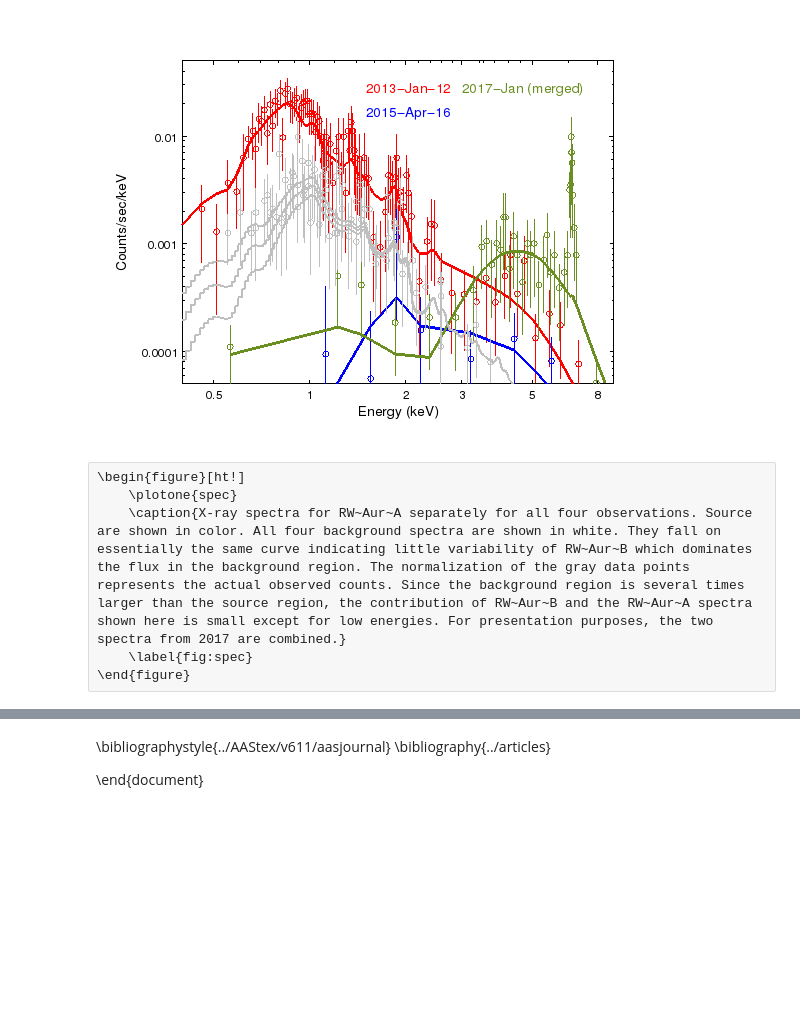
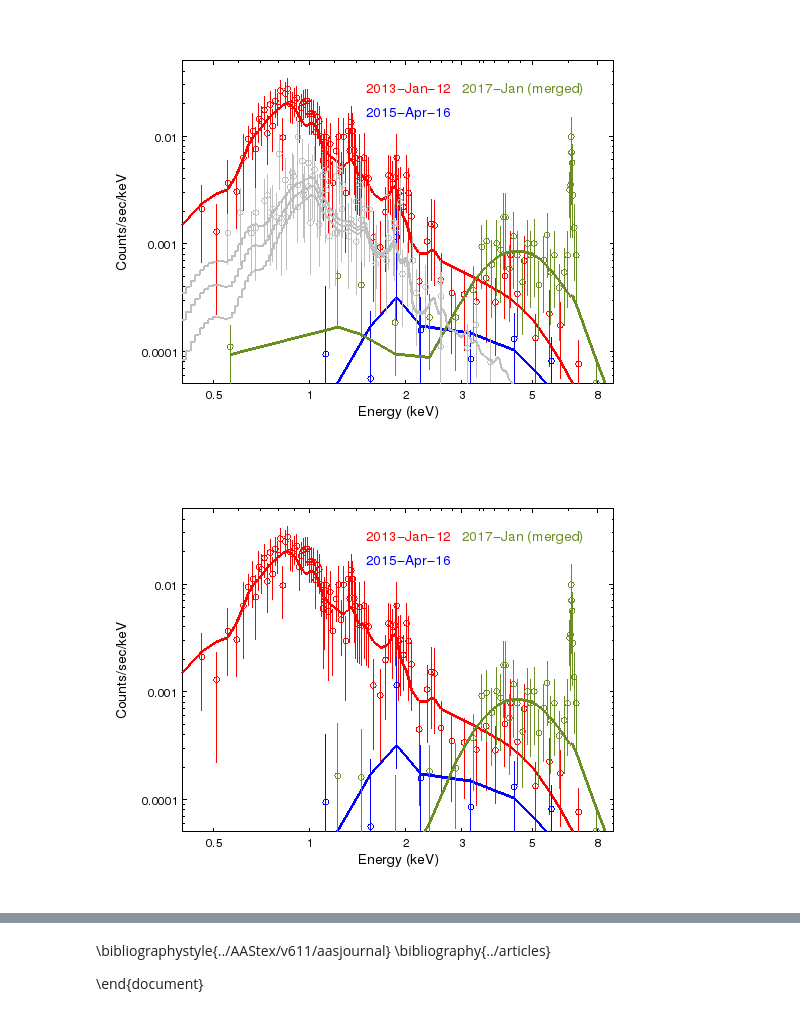
Before and after one commit to hamogu/RWAur, a Jupyter notebook: article.ipynb, the cells around one changed output, grey strips where cells are left out. Cells and saved outputs as stored; diff of their text form; code cells hidden in the pictures; blank space fills up the shorter version.

```diff
--- a/article.ipynb
+++ b/article.ipynb
@@ -594,9 +554,7 @@ On the other hand, there are dramatic differences in the spectrum of RW~Aur~A. I
 IPython.display.Image(filename=os.path.join(figout, 'spec.png'))
 # %% [output]
 [figure]
-# %% [raw]
-\begin{figure}[ht!]
-    \plotone{spec}
-    \caption{X-ray spectra for RW~Aur~A separately for all four observations. Source are shown in color. All four background spectra are shown in white. They fall on essentially the same curve indicating little variability of RW~Aur~B which dominates the flux in the background region. The normalization of the gray data points represents the actual observed counts. Since the background region is several times larger than the source region, the contribution of RW~Aur~B and the RW~Aur~A spectra shown here is small except for low energies. For presentation purposes, the two spectra from 2017 are combined.}
-    \label{fig:spec}
-\end{figure}
+# %%
+IPython.display.Image(filename=os.path.join(figout, 'spec_subtracted.png'))
+# %% [output]
+[figure, added]
```
Also changed, not shown: parts of 53 cells of this notebook, 2 other files.
